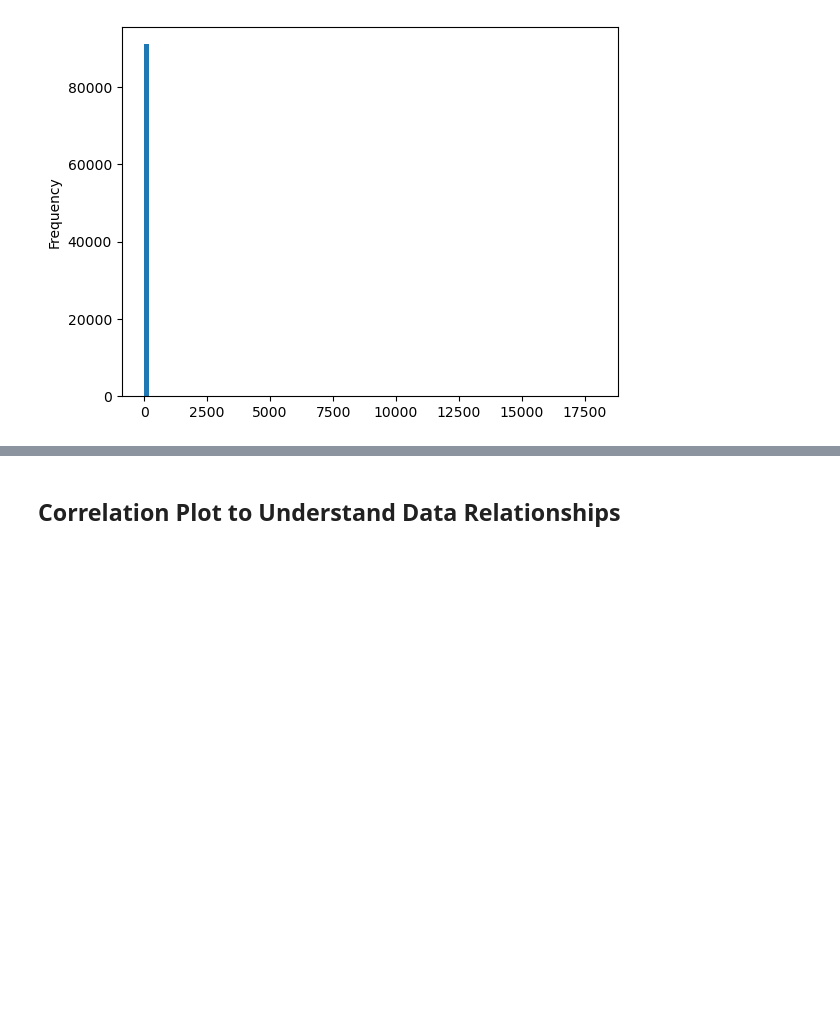
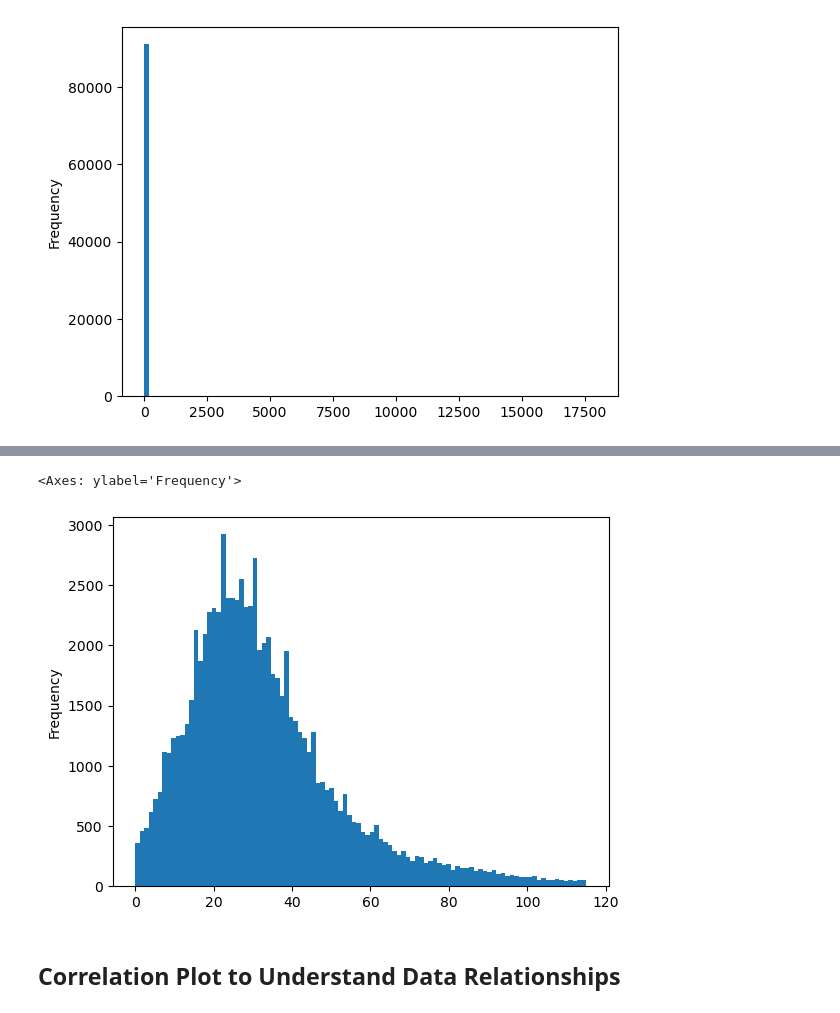
Before and after one commit to jedediahmadsen/us_school_analysis, a Jupyter notebook: public_school_analysis.ipynb, the cells around one changed output, grey strips where cells are left out. Drawn from its saved outputs; the diff is of its cells as text; code cells hidden in the pictures; blank space fills up the shorter version.

```diff
--- a/public_school_analysis.ipynb
+++ b/public_school_analysis.ipynb
@@ -231,5 +246,12 @@ reg_schools_df["STUTERATIO"].plot(kind='hist', bins=100)
 # %%
 # Re-Plot a histogram of Student Teacher Ratio after removing 0s and outliers above the 99th quantile
+m3_q_high = fte_filtered_df['STUTERATIO'].quantile(0.99)
+ratio_filtered_df = fte_filtered_df[(fte_filtered_df['STUTERATIO'] > 0) & (fte_filtered_df['STUTERATIO'] <= m3_q_high)]
+
+ratio_filtered_df['FTE'].plot(kind='hist', bins=100)
+# %% [output]
+<Axes: ylabel='Frequency'>
+[figure, added]
 # %% [markdown]
 ## Correlation Plot to Understand Data Relationships
 # %%
```
Also changed, not shown: parts of 10 cells of this notebook.
